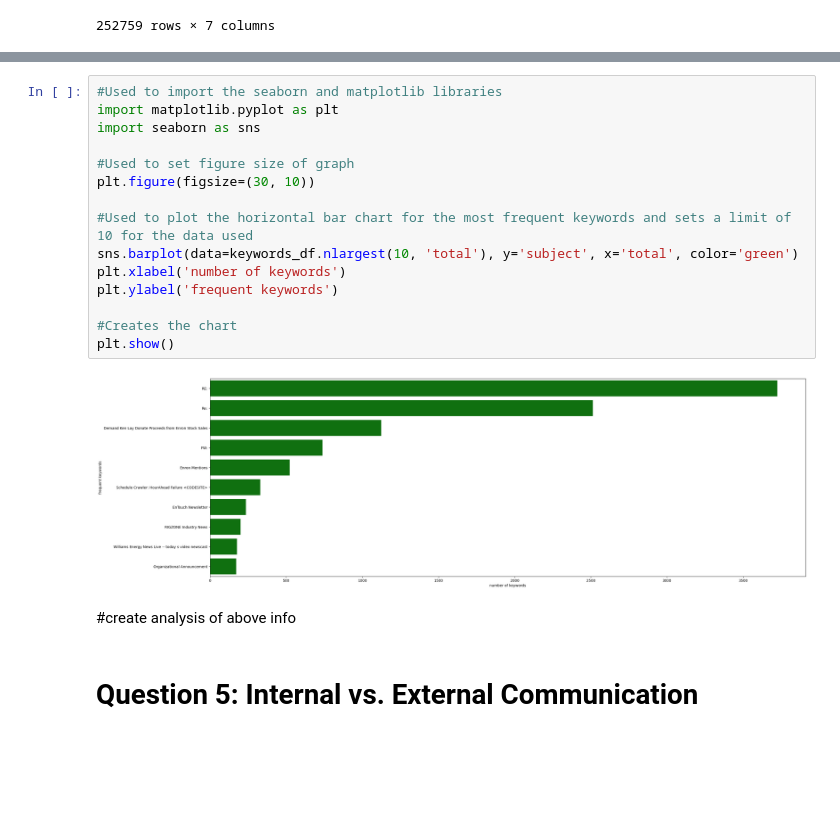
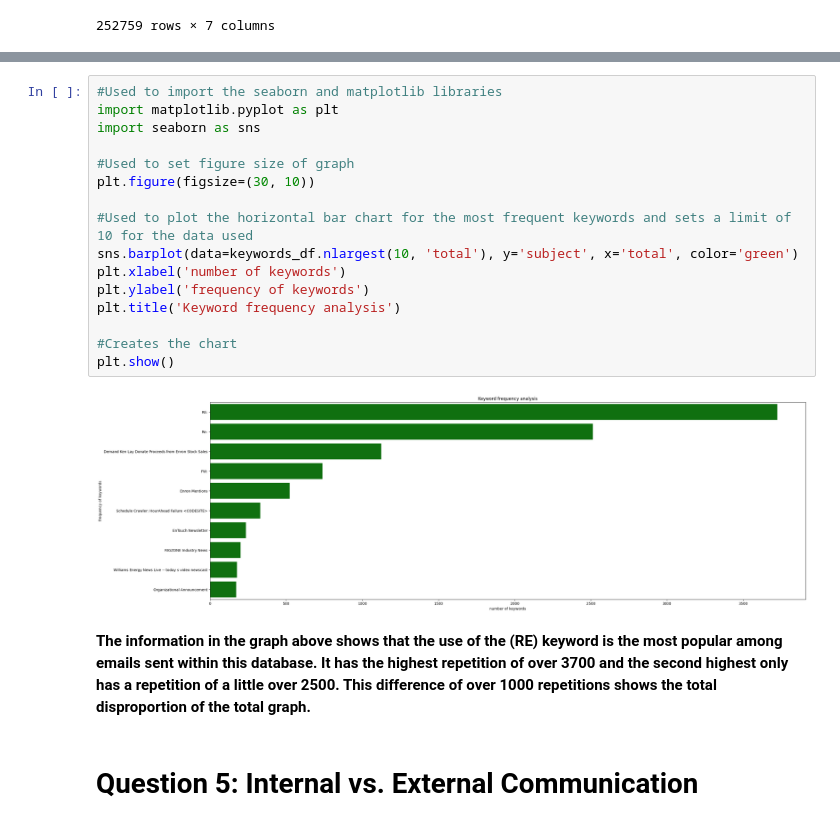
Before and after one commit to Vincentlee777/Programming_assignment, a Jupyter notebook: Business_Report.ipynb, the cells around one changed output, grey strips where cells are left out. Drawn from its saved outputs; the diff is of its cells as text; blank space fills up the shorter version.

```diff
--- a/Business_Report.ipynb
+++ b/Business_Report.ipynb
@@ -528,22 +531,23 @@ keywords_df
 # %%
 #Used to import the seaborn and matplotlib libraries
 import matplotlib.pyplot as plt
 import seaborn as sns
 
 #Used to set figure size of graph
 plt.figure(figsize=(30, 10))
 
 #Used to plot the horizontal bar chart for the most frequent keywords and sets a limit of 10 for the data used
 sns.barplot(data=keywords_df.nlargest(10, 'total'), y='subject', x='total', color='green')
 plt.xlabel('number of keywords')
-plt.ylabel('frequent keywords')
+plt.ylabel('frequency of keywords')
+plt.title('Keyword frequency analysis')
 
 #Creates the chart
 plt.show()
 # %% [output]
-[figure, old version]
+[figure, new version]
-# %% [markdown]
-#create analysis of above info
+# %% [markdown]
+**The information in the graph above shows that the use of the (RE) keyword is the most popular among emails sent within this database. It has the highest repetition of over 3700 and  the second highest only has a repetition of a little over 2500. This difference of over 1000 repetitions shows the total disproportion of the total graph.**
 # %% [markdown]
 # **Question 5: Internal vs. External Communication**
 # %%
```
Also changed, not shown: parts of 12 cells of this notebook.
